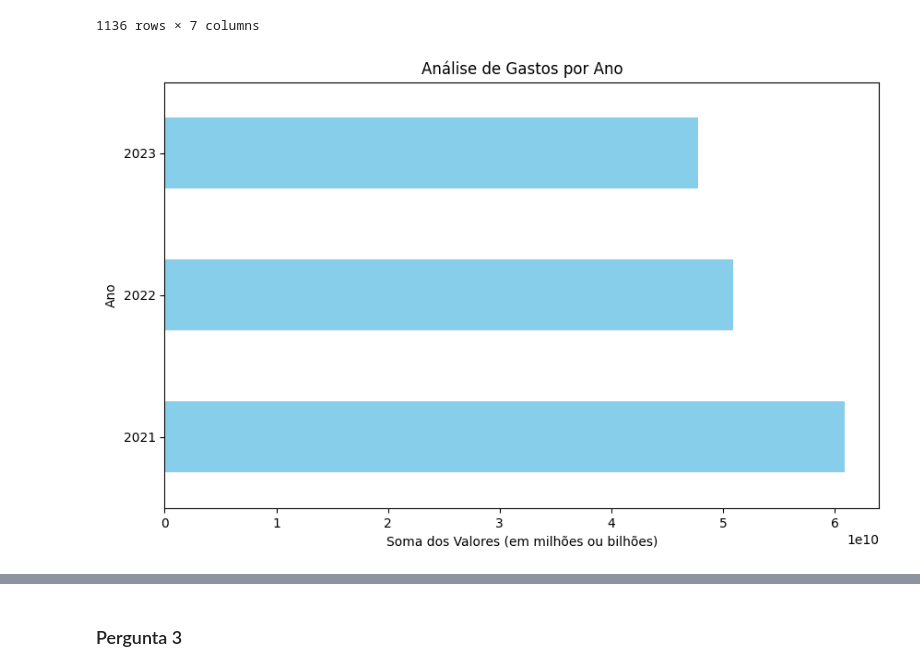
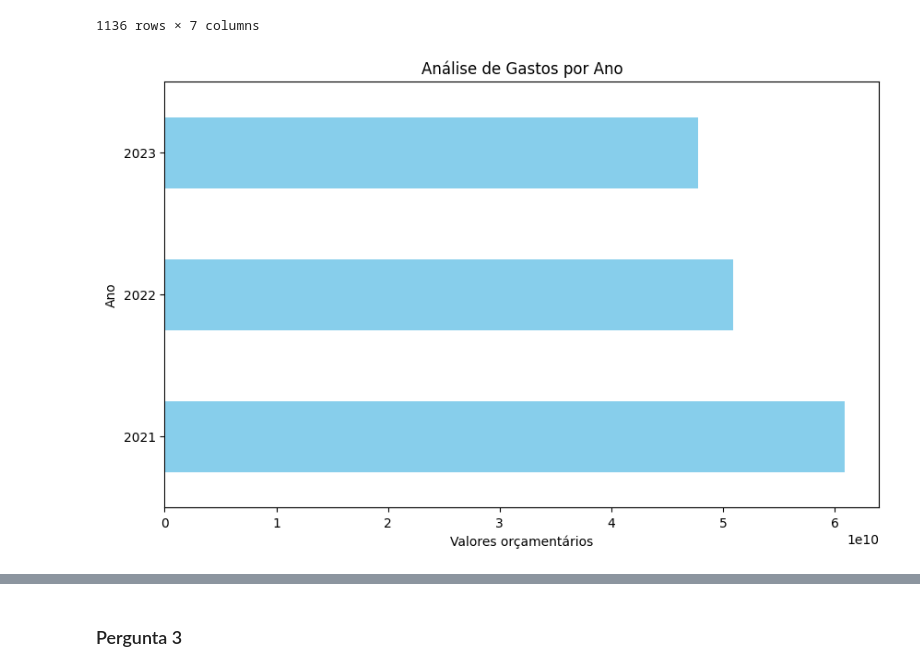
Before and after one commit to juliajgmb/projeto_icd, a Jupyter notebook: fase_Final.ipynb, the cells around one changed output, grey strips where cells are left out. Drawn from its saved outputs; the diff is of its cells as text; code cells hidden in the pictures.

```diff
--- a/fase_Final.ipynb
+++ b/fase_Final.ipynb
@@ -27,6 +31,8 @@ import numpy as np
 # %%
-caminho_dados = r'C:\Users\gabri\OneDrive\Documentos\2 periodo\intro. cd\projetosiconf\dados\dados_totais.csv'
-dataset = pd.read_csv(caminho_dados,  encoding="utf-8")
+caminho_dados = 'dados/dados_totais.csv'
+
+dataset = pd.read_csv(caminho_dados, encoding="utf-8")
+
 dataset.head()
 # %% [output]
 |  | Ano | Instituição | UF | População | Conta | Identificador da Conta | Valor |
@@ -179,19 +202,19 @@ df_jp
 | 27855 | 2023 | Prefeitura Municipal de João Pess... | PB | 817511 | RECEITA CORRENTE LÍQUIDA AJUSTADA... | siconfi-cor_RREO3ReceitaCorrenteL... | 2,866,817,603.00 |
 1136 rows × 7 columns
 # %%
-# Agrupar os valores por "Ano" e somar os valores correspondentes
+# Vamos agrupar os valores por "Ano" e somar os valores correspondentes
 gastos_por_ano = df_jp.groupby('Ano')['Valor'].sum()
 
-# Criar o gráfico horizontal
+
 plt.figure(figsize=(10, 6))
 gastos_por_ano.plot(kind='barh', color='skyblue')
 
-# Adicionar título e rótulos
+
 plt.title('Análise de Gastos por Ano')
-plt.xlabel('Soma dos Valores (em milhões ou bilhões)')
+plt.xlabel('Valores orçamentários')
 plt.ylabel('Ano')
 
-# Exibir o gráfico
+
 plt.show()
 # %% [output]
-[figure, old version]
+[figure, new version]
```
Also changed, not shown: parts of 13 cells of this notebook, 1 other file.
